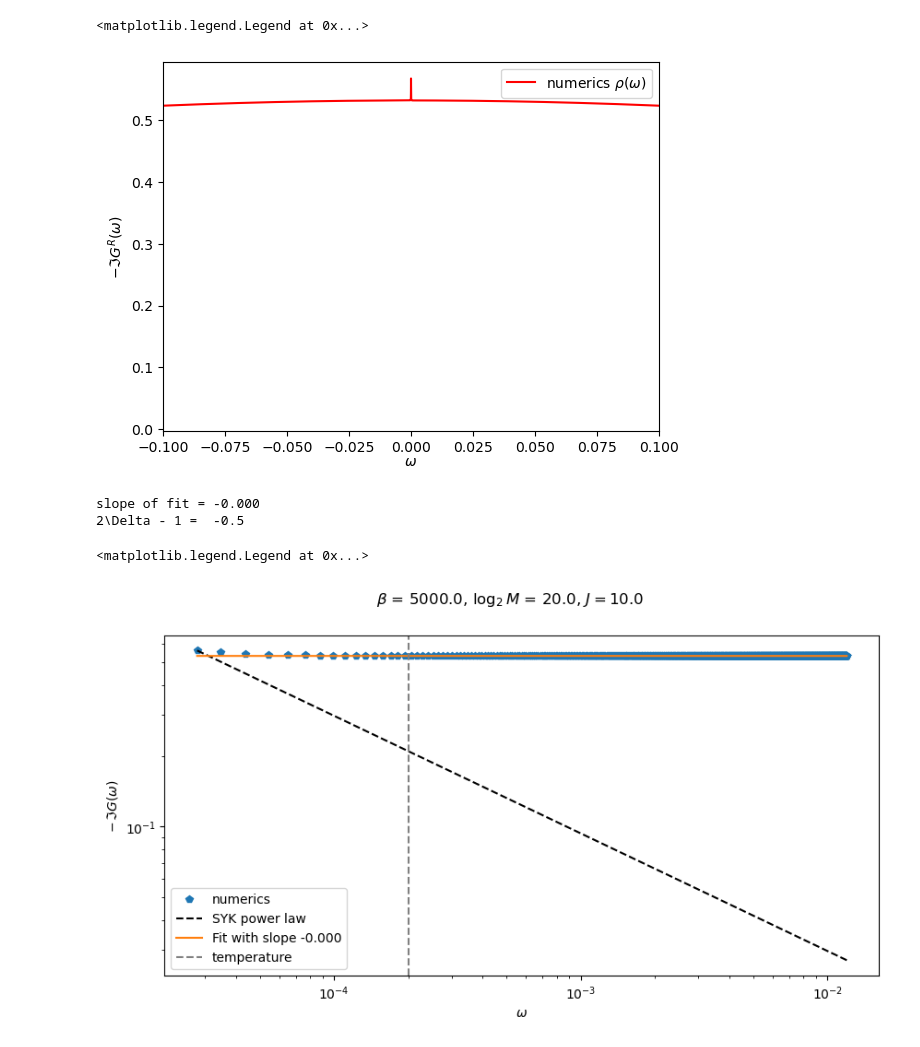
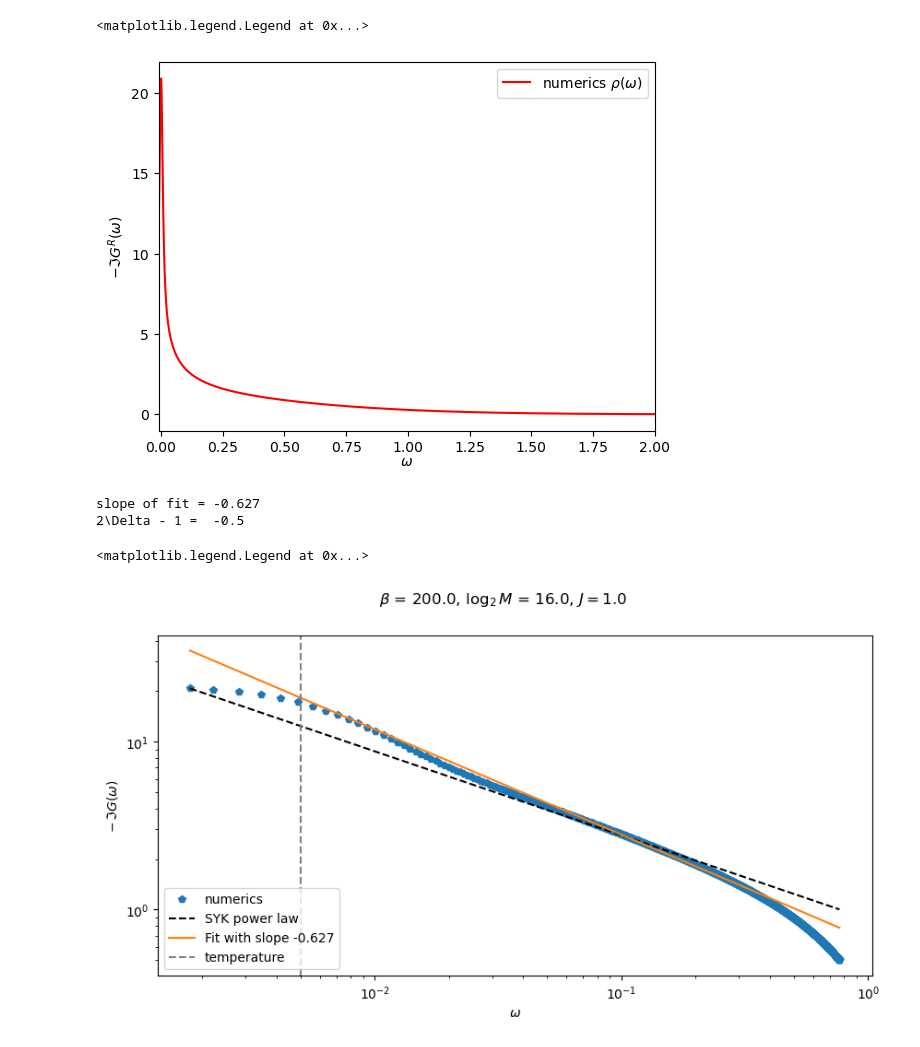
Before and after one commit to aravindhshankar/TwoSidedYSYK, a Jupyter notebook: Benchmarking/benchmarkCSYKRealTime.ipynb, the cells around one changed output. Cells and saved outputs as stored; diff of their text form; code cells hidden in the pictures.

```diff
--- a/Benchmarking/benchmarkCSYKRealTime.ipynb
+++ b/Benchmarking/benchmarkCSYKRealTime.ipynb
@@ -29,8 +38,8 @@ def rhotosigma(rhoG,M,dt,t,omega,J,beta,kappa,delta=1e-6):
 
     return Sigma
 # %%
-J = 10.
-beta = 5000.
+J = 1.
+beta = 200.
 #beta = 1./(2e-4)
 #beta = 1./(5e-5)
 #mu = -0.05
@@ -38,8 +47,8 @@ mu = 0.
 kappa = 0.01
 
 
-M = int(2**20) #number of points in the grid
-T = int(2**18) #upper cut-off fot the time
+M = int(2**16) #number of points in the grid
+T = int(2**12) #upper cut-off fot the time
 #M = int(2**16)
 #T = int(2**10)
 omega, t = RealGridMaker(M,T)
@@ -47,7 +56,7 @@ dw = omega[2]-omega[1]
 dt = t[2] - t[1]
 grid_flag = testingscripts.RealGridValidator(omega,t, M, T, dt, dw)
 print(grid_flag)
-err = 1e-2
+err = 1e-6
 eta = dw*2.1
 temp = 1./beta
 
@@ -143,13 +153,14 @@ ax.legend()
 # %%
 plt.plot(omega, rho, 'r', label = r'numerics $\rho(\omega)$')
 #plt.set_ylim(-1,1)
-plt.xlim(-0.1,0.1)
+# plt.xlim(-0.1,0.1)
+plt.xlim(-0.01,2)
 plt.xlabel(r'$\omega$',labelpad = 0)
 plt.ylabel(r'$-\Im{G^R(\omega)}$')
 plt.legend()
 # %% [output]
 <matplotlib.legend.Legend at 0x...>
-[figure, old version]
+[figure, new version]
 # %%
 #delta = 0.420374134464041
 delta = 0.25
@@ -158,39 +169,39 @@ start,stop = M+1, M+1000
 fitG_val = -np.imag(GRomega[start])
 conf_fit_G = 1 * np.abs(omega+1j*eta)**(2*delta - 1)
 conf_fit_G = conf_fit_G/conf_fit_G[start] * fitG_val
-fitslice = slice(omega_idx(temp*2.,dw,M)+1, omega_idx(temp*20,dw,M)+1)
-#fitslice = slice(omega_idx(0.01,dw,M), omega_idx(0.1,dw,M))
+# fitslice = slice(omega_idx(temp*2.,dw,M)+1, omega_idx(temp*20,dw,M)+1)
+fitslice = slice(omega_idx(0.04,dw,M), omega_idx(0.4,dw,M))
 #fitslice = slice(start+10, start + 20)
 #fitslice = slice(start+25, start + 35)
 functoplot = -np.imag(GRomega)
 m,c = np.polyfit(np.log(np.abs(omega[fitslice]+1j*eta)), np.log(functoplot[fitslice]),1)
 print(f'slope of fit = {m:.03f}')
 print('2\Delta - 1 = ', 2*delta-1)
 
 fig, ax1 = plt.subplots(1)
 fig.set_figwidth(10)
 titlestring = r'$\beta$ = ' + str(beta) + r', $\log_2{M}$ = ' + str(np.log2(M)) + r', $J = $' + str(J)
 fig.suptitle(titlestring)
 
 ax1.loglog(np.abs(omega[start:stop]+1j*eta), -np.imag(GRomega[start:stop]),'p',label = 'numerics')
 #ax1.loglog(omega[start:stop], np.abs(GRomega[start:stop]),'p',label = 'numerics')
 ax1.loglog(np.abs(omega[start:stop]+1j*eta), conf_fit_G[start:stop],'k--',label = 'SYK power law')
 ax1.loglog(np.abs(omega[start:stop]+1j*eta),np.exp(c)*np.abs(omega[start:stop]+1j*eta)**m, label=f'Fit with slope {m:.03f}')
 #ax1.set_xlim(1e-3,1e-1)
 ax1.axvline([temp],ls = '--', c= 'gray',label = 'temperature')
 
 ax1.set_xlabel(r'$\omega$')
 ax1.set_ylabel(r'$-\,\Im{G(\omega)}$')
 #ax1.set_ylabel(r'$|G(\omega)|$')
 #ax1.set_aspect('equal', adjustable='box')
 #ax1.axis('square')
 ax1.legend(loc = 'lower left')
 #ax1.text(0.05,100,f'slope of fit = {m:.03f}')
 # %% [output]
-slope of fit = -0.000
+slope of fit = -0.627
 2\Delta - 1 =  -0.5
 <matplotlib.legend.Legend at 0x...>
-[figure, old version]
+[figure, new version]
 # %%
 #delta = 0.420374134464041
 delta = 0.25
```
Also changed, not shown: parts of 9 cells of this notebook, 4 other files.
